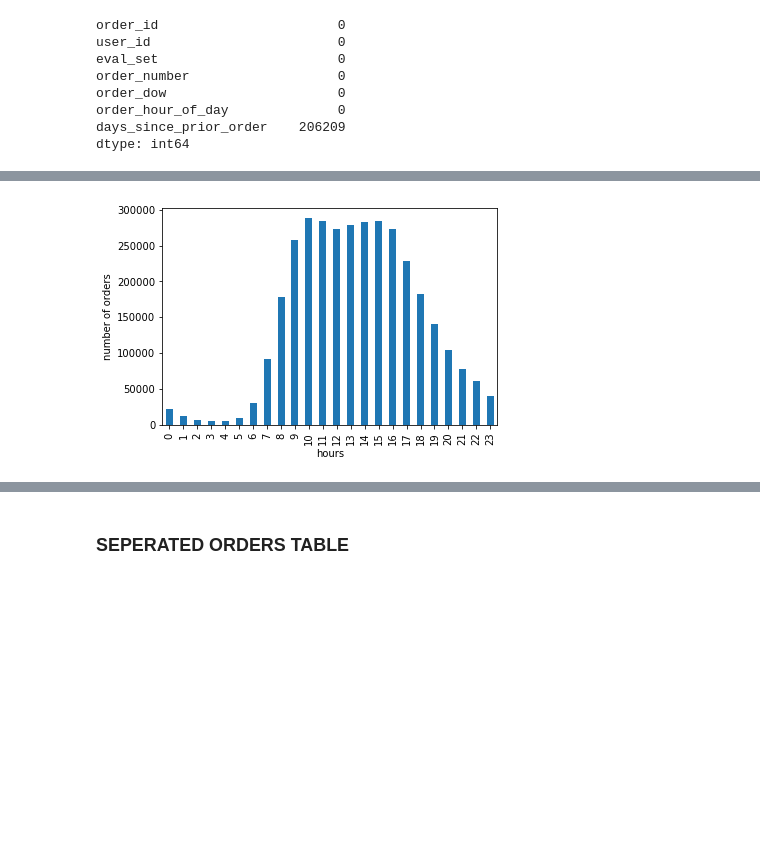
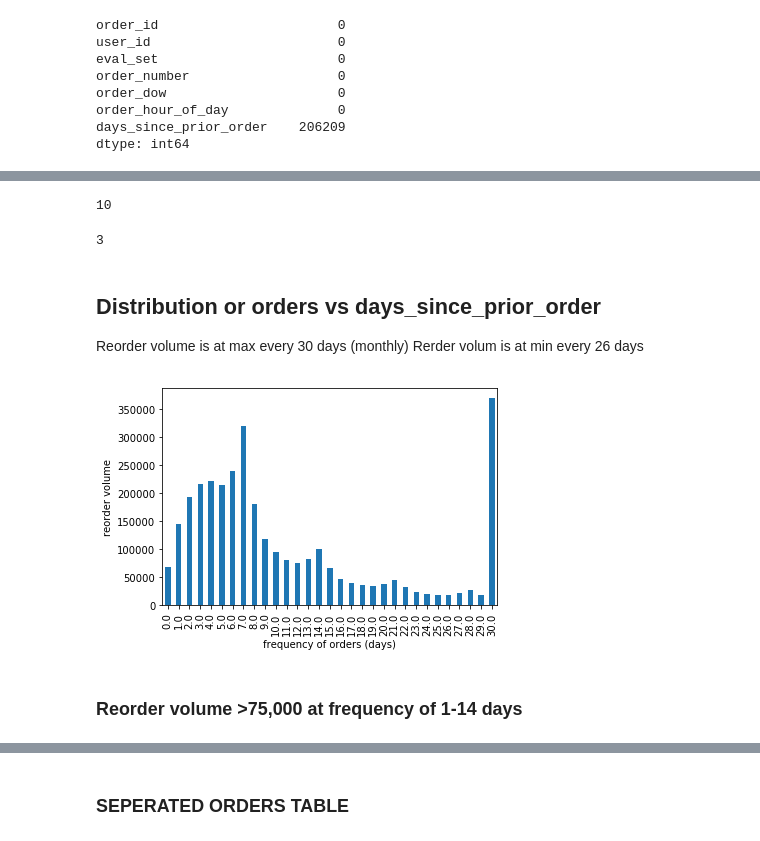
Before and after one commit to DrAugustine1981/InstacartCapstoneProject, a Jupyter notebook: EDA.ipynb, the cells around one changed output, grey strips where cells are left out. Cells and saved outputs as stored; diff of their text form; code cells hidden in the pictures; blank space fills up the shorter version.

```diff
--- a/EDA.ipynb
+++ b/EDA.ipynb
@@ -88,6 +110,21 @@ orders.days_since_prior_order.value_counts().sort_index().plot(kind='bar')
+# %%
+hourdist.idxmax()
+# %% [output]
+10
+# %%
+hourdist.idxmin()
+# %% [output]
+3
+# %% [markdown]
+## Distribution or orders vs days_since_prior_order
+Reorder volume is at max every 30 days (monthly)
+Rerder volum is at min every 26 days
 # %%
-orders.order_hour_of_day.value_counts().sort_index().plot(kind='bar')
-_=plt.xlabel('hours')
-_=plt.ylabel('number of orders')
+reorder_freq=orders.days_since_prior_order.value_counts().sort_index()
+reorder_freq.plot(kind='bar')
+_=plt.xlabel('frequency of orders (days)')
+_=plt.ylabel('reorder volume')
 # %% [output]
-[figure, old version]
+[figure, new version]
+# %% [markdown]
+### Reorder volume >75,000 at frequency of 1-14 days
```
Also changed, not shown: parts of 56 cells of this notebook.
